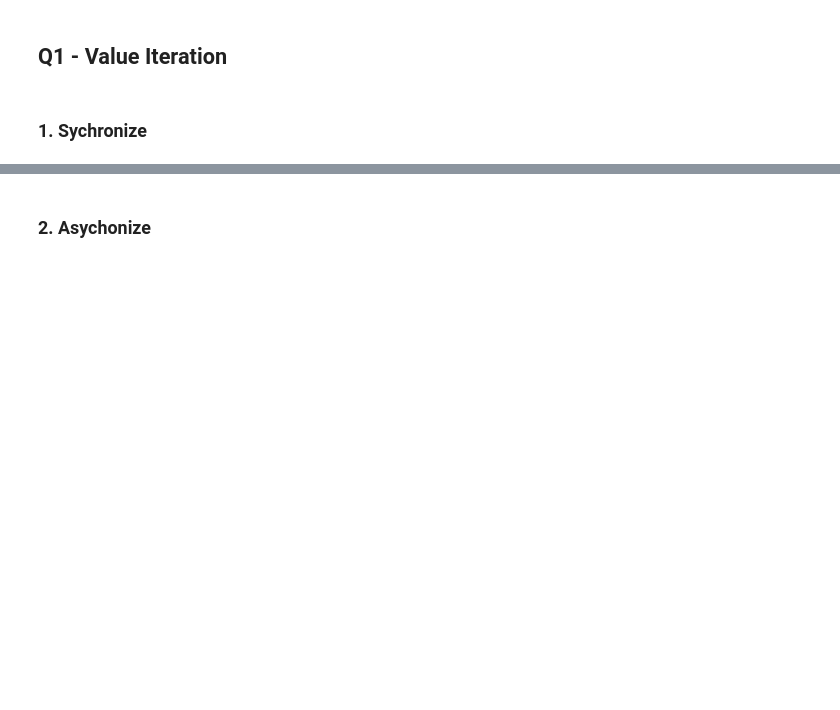
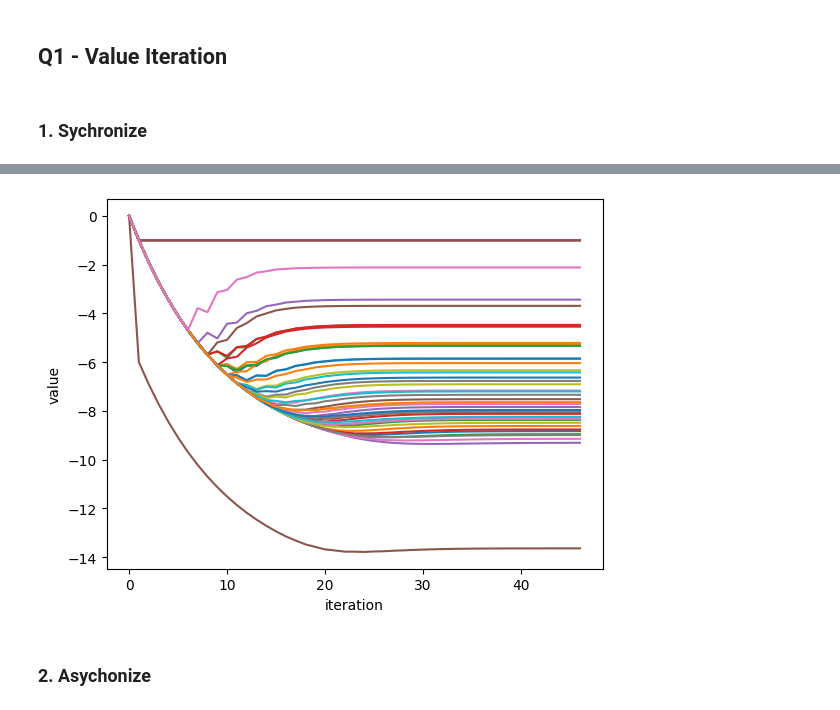
Before and after one commit to tonyauyeung/MLMI7-Reinforcement-Learning, a Jupyter notebook: main.ipynb, the cells around one changed output, grey strips where cells are left out. Drawn from its saved outputs; the diff is of its cells as text; code cells hidden in the pictures; blank space fills up the shorter version.

```diff
--- a/main.ipynb
+++ b/main.ipynb
@@ -33,3 +38,13 @@ plot_vp(model, V, pi)
+# %%
+Vs = np.vstack(history_VI)
+Vs.shape
+for i in range(Vs.shape[0]):
+    plt.plot(np.arange(Vs.shape[0]), Vs[:, i])
+plt.xlabel('iteration')
+plt.ylabel('value')
+plt.savefig('plots/Value-iteration-convergence.png')
+# %% [output]
+[figure, added]
 # %% [markdown]
 ### 2. Asychonize
 # %%
```
Also changed, not shown: parts of 20 cells of this notebook, 12 other files.
